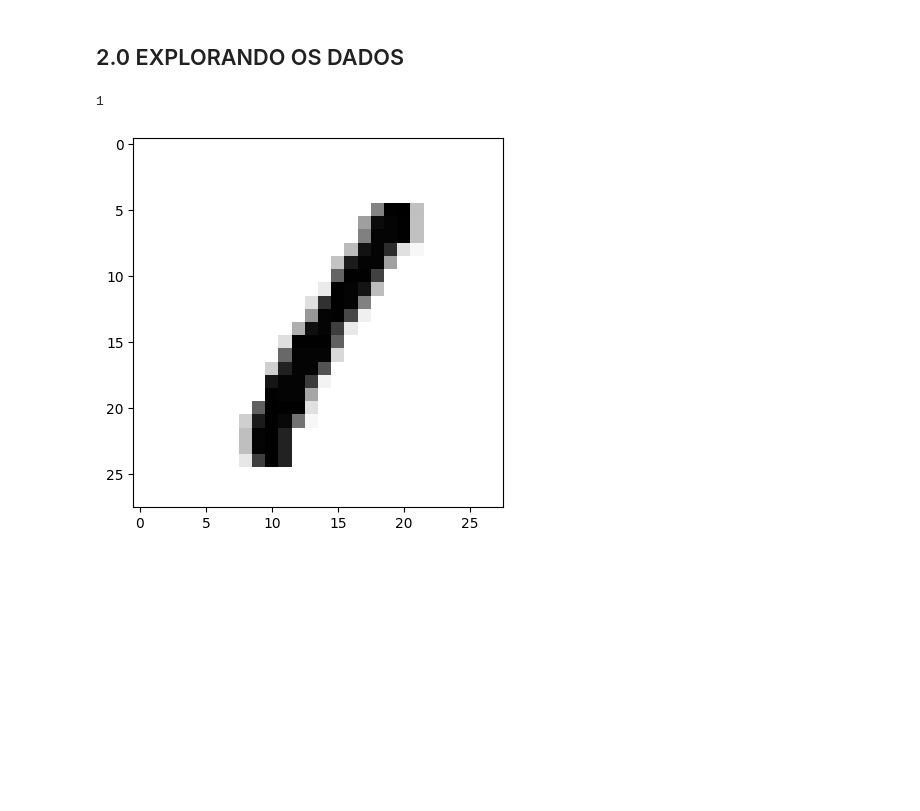
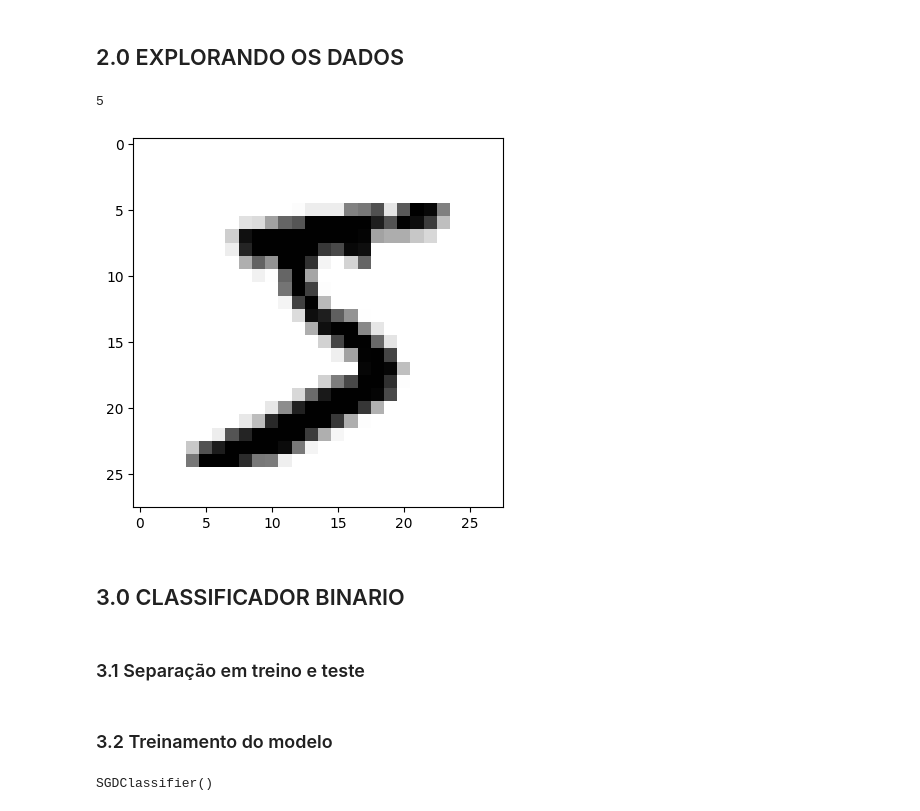
Before and after one commit to Ricardoamp/MNIST, a Jupyter notebook: MNIST.ipynb, the cells around one changed output. Drawn from its saved outputs; the diff is of its cells as text; code cells hidden in the pictures; blank space fills up the shorter version.

```diff
--- a/MNIST.ipynb
+++ b/MNIST.ipynb
@@ -19,10 +22,14 @@ mnist = fetch_openml('mnist_784', version=1)
 # %%
 x, y =mnist['data'].values, mnist['target'].values
 # %%
-n = 3
+n = 0
 plt.imshow(x[n].reshape(28,28), cmap='binary')
 print(y[n])
 plt.show()
 # %% [output]
-1
+5
-[figure, old version]
+[figure, new version]
+# %% [markdown]
+## 3.0 CLASSIFICADOR BINARIO
+# %% [markdown]
+### 3.1 Separação em treino e teste
@@ -28,0 +38,7 @@ plt.show()
+# %% [markdown]
+### 3.2 Treinamento do modelo
+# %%
+sgd_clf = SGDClassifier()
+sgd_clf.fit(x_train, y_train)
+# %% [output]
+SGDClassifier()
```
Also changed, not shown: parts of 10 cells of this notebook.
